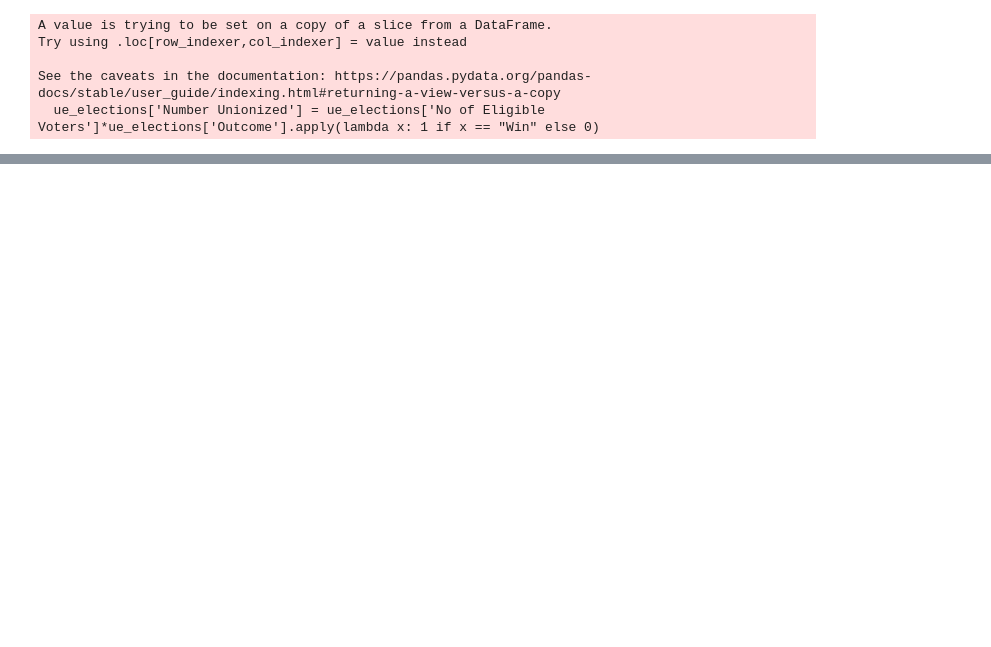
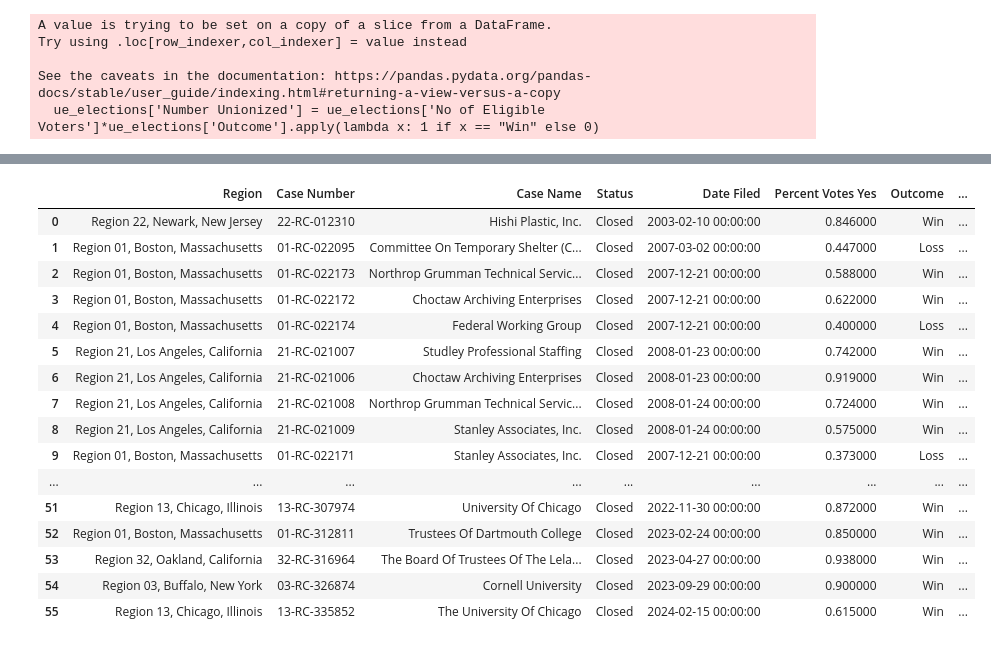
Before and after one commit to AmziJeffs/LaborData, a Jupyter notebook: ElectionsAnalysis.ipynb, the cells around one changed output, grey strips where cells are left out. Saved outputs shown, nothing was run; the diff lists cells and outputs as text; code cells hidden in the pictures; blank space fills up the shorter version.

```diff
--- a/ElectionsAnalysis.ipynb
+++ b/ElectionsAnalysis.ipynb
@@ -309,0 +303,24 @@ plt.show()
+# %%
+ue_view = ue_elections[['Region', 'Case Number', 'Case Name', 'Status', 'Date Filed','Percent Votes Yes', 'Outcome', 'No of Eligible Voters',
+       'Date Closed', 'Reason Closed', 'City', 'States & Territories','Turnout',
+       'Number Unionized', 'Duration']].sort_index()
+ue_view.index = list(range(len(ue_view)))
+ue_view.style.apply(lambda x: 15*['background-color:#AAFFAA' if x['Outcome'] == "Win" else 'background-color:white'], axis = 1)
+# %% [output]
+|  | Region | Case Number | Case Name | Status | Date Filed | Percent Votes Yes | Outcome | ... |
+| 0 | Region 22, Newark, New Jersey | 22-RC-012310 | Hishi Plastic, Inc. | Closed | 2003-02-10 00:00:00 | 0.846000 | Win | ... |
+| 1 | Region 01, Boston, Massachusetts | 01-RC-022095 | Committee On Temporary Shelter (C... | Closed | 2007-03-02 00:00:00 | 0.447000 | Loss | ... |
+| 2 | Region 01, Boston, Massachusetts | 01-RC-022173 | Northrop Grumman Technical Servic... | Closed | 2007-12-21 00:00:00 | 0.588000 | Win | ... |
+| 3 | Region 01, Boston, Massachusetts | 01-RC-022172 | Choctaw Archiving Enterprises | Closed | 2007-12-21 00:00:00 | 0.622000 | Win | ... |
+| 4 | Region 01, Boston, Massachusetts | 01-RC-022174 | Federal Working Group | Closed | 2007-12-21 00:00:00 | 0.400000 | Loss | ... |
+| 5 | Region 21, Los Angeles, California | 21-RC-021007 | Studley Professional Staffing | Closed | 2008-01-23 00:00:00 | 0.742000 | Win | ... |
+| 6 | Region 21, Los Angeles, California | 21-RC-021006 | Choctaw Archiving Enterprises | Closed | 2008-01-23 00:00:00 | 0.919000 | Win | ... |
+| 7 | Region 21, Los Angeles, California | 21-RC-021008 | Northrop Grumman Technical Servic... | Closed | 2008-01-24 00:00:00 | 0.724000 | Win | ... |
+| 8 | Region 21, Los Angeles, California | 21-RC-021009 | Stanley Associates, Inc. | Closed | 2008-01-24 00:00:00 | 0.575000 | Win | ... |
+| 9 | Region 01, Boston, Massachusetts | 01-RC-022171 | Stanley Associates, Inc. | Closed | 2007-12-21 00:00:00 | 0.373000 | Loss | ... |
+| ... | ... | ... | ... | ... | ... | ... | ... | ... |
+| 51 | Region 13, Chicago, Illinois | 13-RC-307974 | University Of Chicago | Closed | 2022-11-30 00:00:00 | 0.872000 | Win | ... |
+| 52 | Region 01, Boston, Massachusetts | 01-RC-312811 | Trustees Of Dartmouth College | Closed | 2023-02-24 00:00:00 | 0.850000 | Win | ... |
+| 53 | Region 32, Oakland, California | 32-RC-316964 | The Board Of Trustees Of The Lela... | Closed | 2023-04-27 00:00:00 | 0.938000 | Win | ... |
+| 54 | Region 03, Buffalo, New York | 03-RC-326874 | Cornell University | Closed | 2023-09-29 00:00:00 | 0.900000 | Win | ... |
+| 55 | Region 13, Chicago, Illinois | 13-RC-335852 | The University Of Chicago | Closed | 2024-02-15 00:00:00 | 0.615000 | Win | ... |
```
Also changed, not shown: parts of 6 cells of this notebook.
